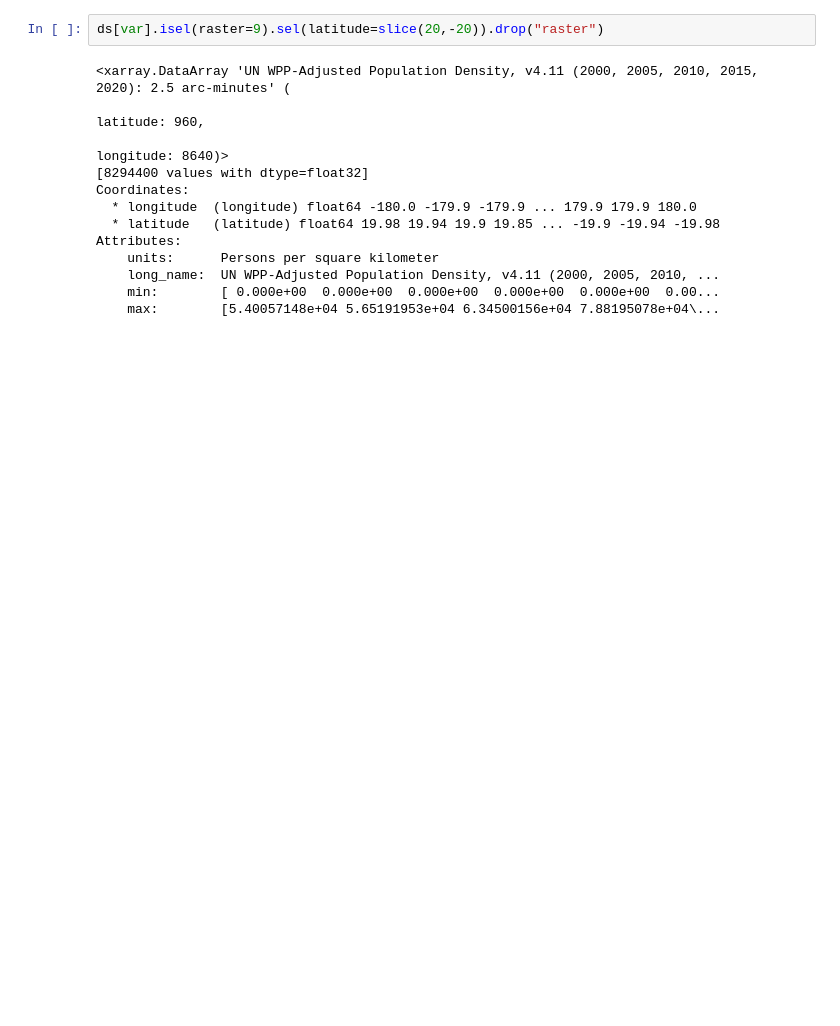
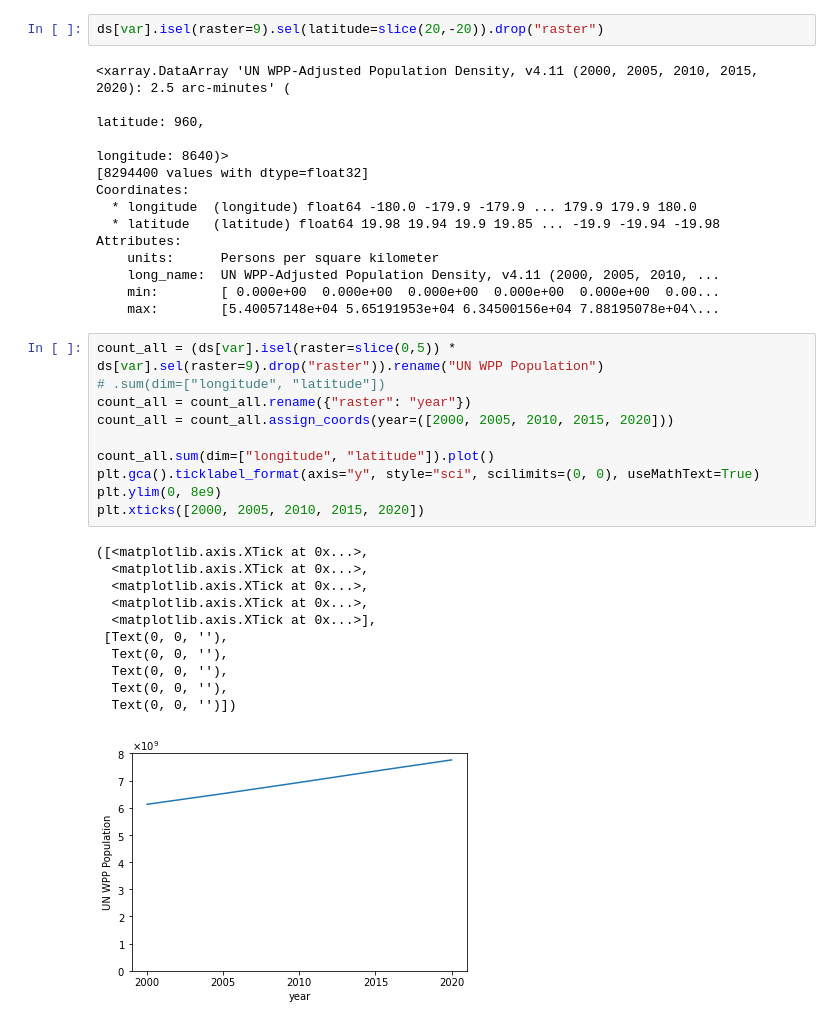
Before and after one commit to sdat2/pop, a Jupyter notebook: Pop.ipynb, the cells around one changed output. Drawn from its saved outputs; the diff is of its cells as text; blank space fills up the shorter version.

```diff
--- a/Pop.ipynb
+++ b/Pop.ipynb
@@ -98,3 +98,25 @@ Attributes:
     long_name:  UN WPP-Adjusted Population Density, v4.11 (2000, 2005, 2010, ...
     min:        [ 0.000e+00  0.000e+00  0.000e+00  0.000e+00  0.000e+00  0.00...
     max:        [5.40057148e+04 5.65191953e+04 6.34500156e+04 7.88195078e+04\...
+# %%
+count_all = (ds[var].isel(raster=slice(0,5)) * ds[var].sel(raster=9).drop("raster")).rename("UN WPP Population")
+# .sum(dim=["longitude", "latitude"])
+count_all = count_all.rename({"raster": "year"})
+count_all = count_all.assign_coords(year=([2000, 2005, 2010, 2015, 2020]))
+
+count_all.sum(dim=["longitude", "latitude"]).plot()
+plt.gca().ticklabel_format(axis="y", style="sci", scilimits=(0, 0), useMathText=True)
+plt.ylim(0, 8e9)
+plt.xticks([2000, 2005, 2010, 2015, 2020])
+# %% [output]
+([<matplotlib.axis.XTick at 0x...>,
+  <matplotlib.axis.XTick at 0x...>,
+  <matplotlib.axis.XTick at 0x...>,
+  <matplotlib.axis.XTick at 0x...>,
+  <matplotlib.axis.XTick at 0x...>],
+ [Text(0, 0, ''),
+  Text(0, 0, ''),
+  Text(0, 0, ''),
+  Text(0, 0, ''),
+  Text(0, 0, '')])
+[figure, added]
```
Also changed, not shown: parts of 8 cells of this notebook.
